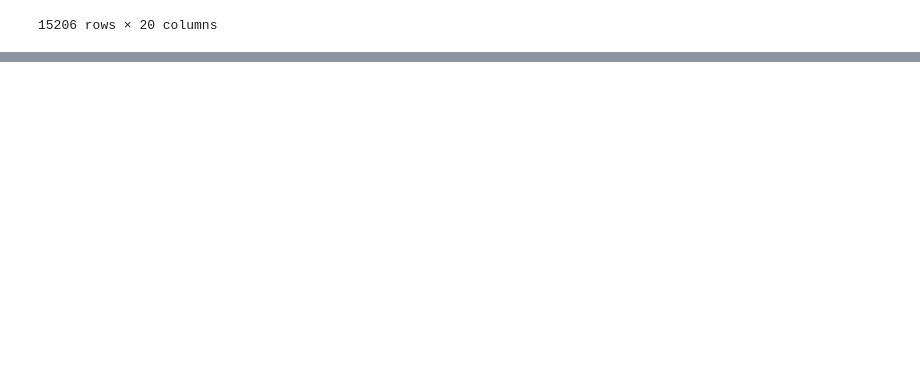
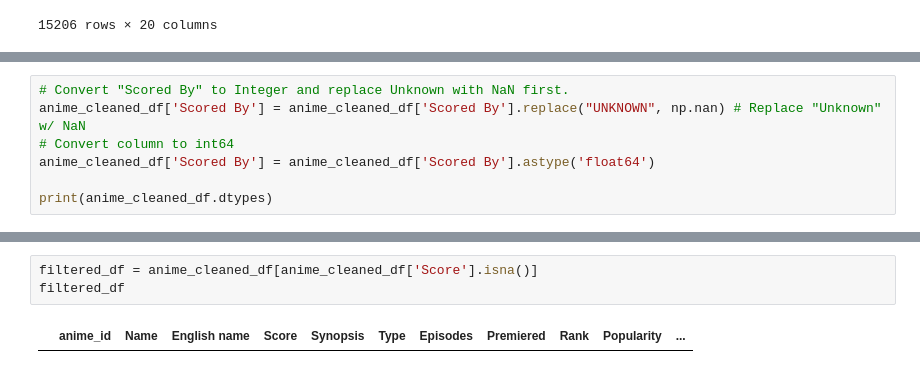
Before and after one commit to agentyk/SC1015_FEL1_Group2, a Jupyter notebook: SC1015_FEL1_Group2.ipynb, the cells around one changed output, grey strips where cells are left out. Drawn from its saved outputs; the diff is of its cells as text; blank space fills up the shorter version.

```diff
--- a/SC1015_FEL1_Group2.ipynb
+++ b/SC1015_FEL1_Group2.ipynb
@@ -856,0 +901,7 @@ anime_cleaned_df
+# %%
+# Convert "Scored By" to Integer and replace Unknown with NaN first.
+anime_cleaned_df['Scored By'] = anime_cleaned_df['Scored By'].replace("UNKNOWN", np.nan) # Replace "Unknown" w/ NaN
+# Convert column to int64
+anime_cleaned_df['Scored By'] = anime_cleaned_df['Scored By'].astype('float64')
+
+print(anime_cleaned_df.dtypes)
@@ -856,0 +926,5 @@ anime_cleaned_df
+# %%
+filtered_df = anime_cleaned_df[anime_cleaned_df['Score'].isna()]
+filtered_df
+# %% [output]
+|  | anime_id | Name | English name | Score | Synopsis | Type | Episodes | Premiered | Rank | Popularity | ... |
```
Also changed, not shown: parts of 14 cells of this notebook.
